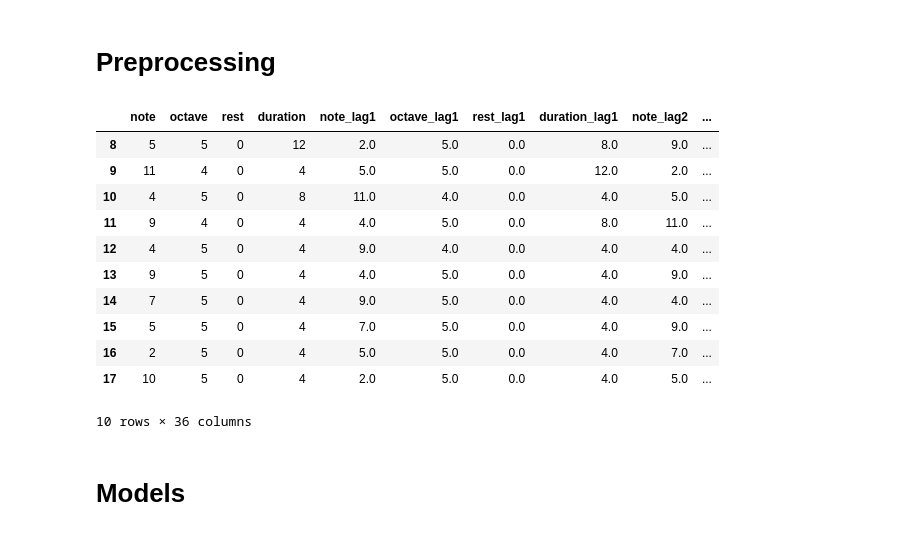
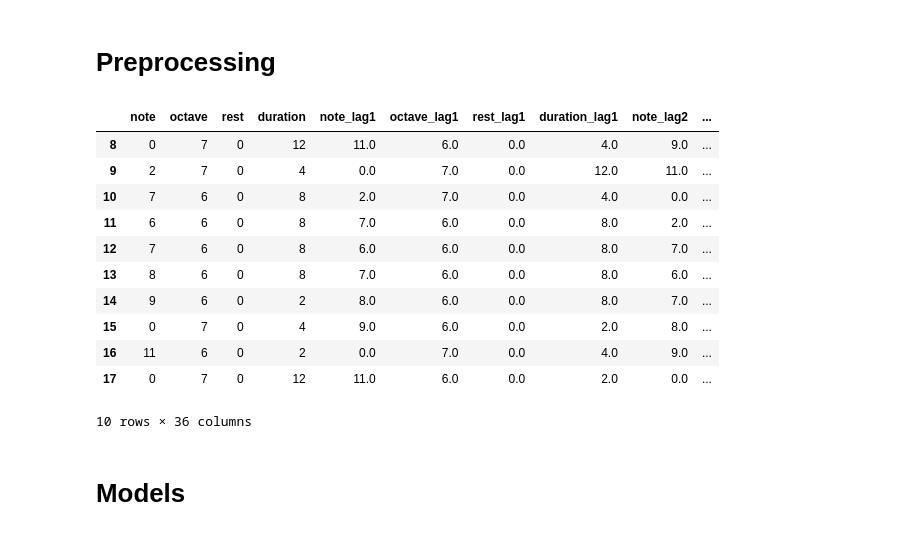
Before and after one commit to Sciurus365/MLProject2021, a Jupyter notebook: MultiStep2.ipynb, the cells around one changed output. Cells and saved outputs as stored; diff of their text form; code cells hidden in the pictures.

```diff
--- a/MultiStep2.ipynb
+++ b/MultiStep2.ipynb
@@ -31,7 +31,7 @@ class Note:
     duration: int = 0   # The duration of the note (in 1/16 second intervals)
 
 # Options for creating the dataframe. VOICE = which voice to pick, LAG = how many periods to lag for.
-VOICE = 3
+VOICE = 0
 LAG = 8
 
 # Import the csv
@@ -49,44 +49,44 @@ notes = []
 # Process the first note
 cur = Note(voice_input[0] % 12, voice_input[0] // 12, 1 if voice_input[0] == 0 else 0, 1)
 
 # Process the rest of the notes
 for entry in voice_input[1:]:
     note = entry % 12
     octv = entry // 12
     if cur.note == note and cur.octave == octv:
         cur.duration += 1
     else:
         notes.append(cur)
-        cur = Note(note, octv, 1 if note == 0 else 0, 1)
+        cur = Note(note, octv, 1 if note == 0 and octv == 0 else 0, 1)
 
 # Pandas can automatically convert a list of dataclass objects to dataframes!
 notes_df = pd.DataFrame(notes)
 
 # Create a lagged input dataframe
 notes_lagged_df = notes_df.copy()
 
 for lag in range(1, LAG + 1):
     lagged = notes_df.shift(lag)
     lagged.columns = [f'{col_name}_lag{lag}' for col_name in notes_df.columns]
     notes_lagged_df = pd.concat((notes_lagged_df, lagged), axis=1)
 
 # Drop rows containing NA (i.e. the first LAG rows basically)
 notes_lagged_df = notes_lagged_df.dropna()
 
 # Show first 10 notes
 notes_lagged_df.head(10)
 # %% [output]
 |  | note | octave | rest | duration | note_lag1 | octave_lag1 | rest_lag1 | duration_lag1 | note_lag2 | ... |
-| 8 | 5 | 5 | 0 | 12 | 2.0 | 5.0 | 0.0 | 8.0 | 9.0 | ... |
-| 9 | 11 | 4 | 0 | 4 | 5.0 | 5.0 | 0.0 | 12.0 | 2.0 | ... |
-| 10 | 4 | 5 | 0 | 8 | 11.0 | 4.0 | 0.0 | 4.0 | 5.0 | ... |
-| 11 | 9 | 4 | 0 | 4 | 4.0 | 5.0 | 0.0 | 8.0 | 11.0 | ... |
-| 12 | 4 | 5 | 0 | 4 | 9.0 | 4.0 | 0.0 | 4.0 | 4.0 | ... |
-| 13 | 9 | 5 | 0 | 4 | 4.0 | 5.0 | 0.0 | 4.0 | 9.0 | ... |
-| 14 | 7 | 5 | 0 | 4 | 9.0 | 5.0 | 0.0 | 4.0 | 4.0 | ... |
-| 15 | 5 | 5 | 0 | 4 | 7.0 | 5.0 | 0.0 | 4.0 | 9.0 | ... |
-| 16 | 2 | 5 | 0 | 4 | 5.0 | 5.0 | 0.0 | 4.0 | 7.0 | ... |
-| 17 | 10 | 5 | 0 | 4 | 2.0 | 5.0 | 0.0 | 4.0 | 5.0 | ... |
+| 8 | 0 | 7 | 0 | 12 | 11.0 | 6.0 | 0.0 | 4.0 | 9.0 | ... |
+| 9 | 2 | 7 | 0 | 4 | 0.0 | 7.0 | 0.0 | 12.0 | 11.0 | ... |
+| 10 | 7 | 6 | 0 | 8 | 2.0 | 7.0 | 0.0 | 4.0 | 0.0 | ... |
+| 11 | 6 | 6 | 0 | 8 | 7.0 | 6.0 | 0.0 | 8.0 | 2.0 | ... |
+| 12 | 7 | 6 | 0 | 8 | 6.0 | 6.0 | 0.0 | 8.0 | 7.0 | ... |
+| 13 | 8 | 6 | 0 | 8 | 7.0 | 6.0 | 0.0 | 8.0 | 6.0 | ... |
+| 14 | 9 | 6 | 0 | 2 | 8.0 | 6.0 | 0.0 | 8.0 | 7.0 | ... |
+| 15 | 0 | 7 | 0 | 4 | 9.0 | 6.0 | 0.0 | 2.0 | 8.0 | ... |
+| 16 | 11 | 6 | 0 | 2 | 0.0 | 7.0 | 0.0 | 4.0 | 9.0 | ... |
+| 17 | 0 | 7 | 0 | 12 | 11.0 | 6.0 | 0.0 | 2.0 | 0.0 | ... |
 10 rows × 36 columns
 # %% [markdown]
 # Models
```
Also changed, not shown: parts of 13 cells of this notebook, 3 other files.
